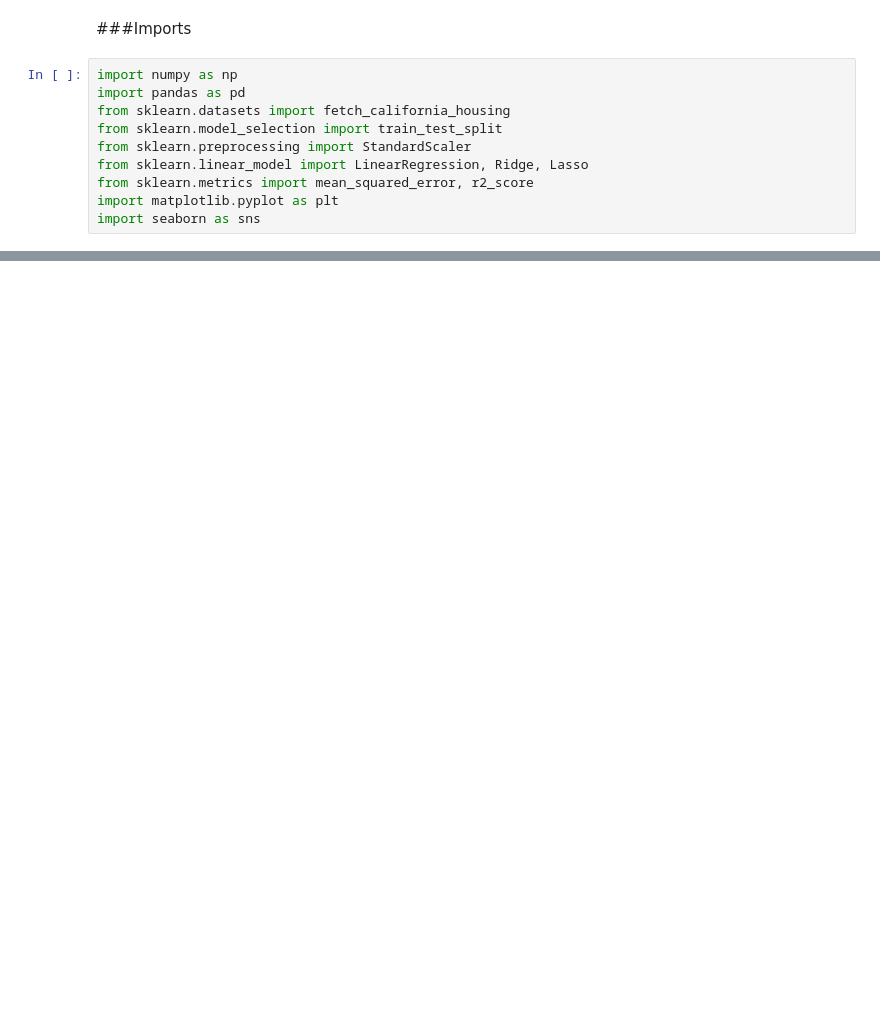
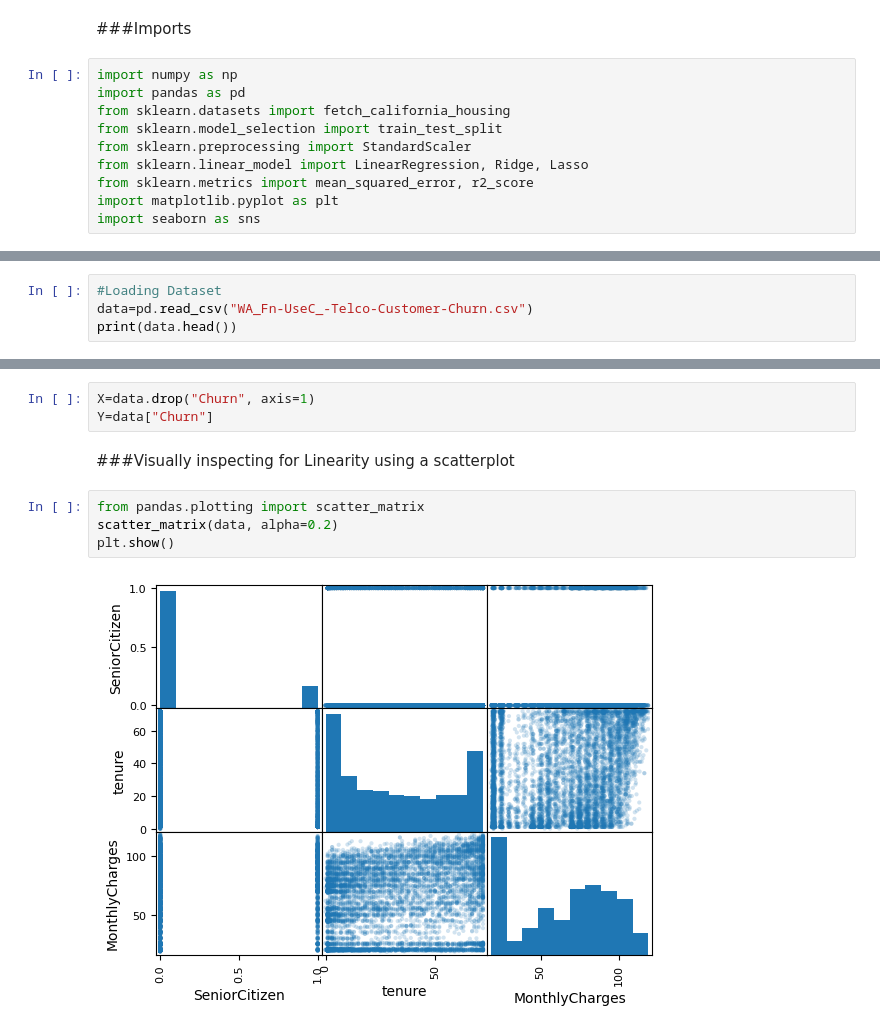
Before and after one commit to TiffanyDegbotse/XAI_assignment2, a Jupyter notebook: template.ipynb, the cells around one changed output, grey strips where cells are left out. Drawn from its saved outputs; the diff is of its cells as text; blank space fills up the shorter version.

```diff
--- a/template.ipynb
+++ b/template.ipynb
@@ -74,0 +88,4 @@ userdata.get('secretName')
+# %%
+#Loading Dataset
+data=pd.read_csv("WA_Fn-UseC_-Telco-Customer-Churn.csv")
+print(data.head())
@@ -74,0 +130,11 @@ userdata.get('secretName')
+# %%
+X=data.drop("Churn", axis=1)
+Y=data["Churn"]
+# %% [markdown]
+###Visually inspecting for Linearity using a scatterplot
+# %%
+from pandas.plotting import scatter_matrix
+scatter_matrix(data, alpha=0.2)
+plt.show()
+# %% [output]
+[figure, added]
```
Also changed, not shown: parts of 25 cells of this notebook.
